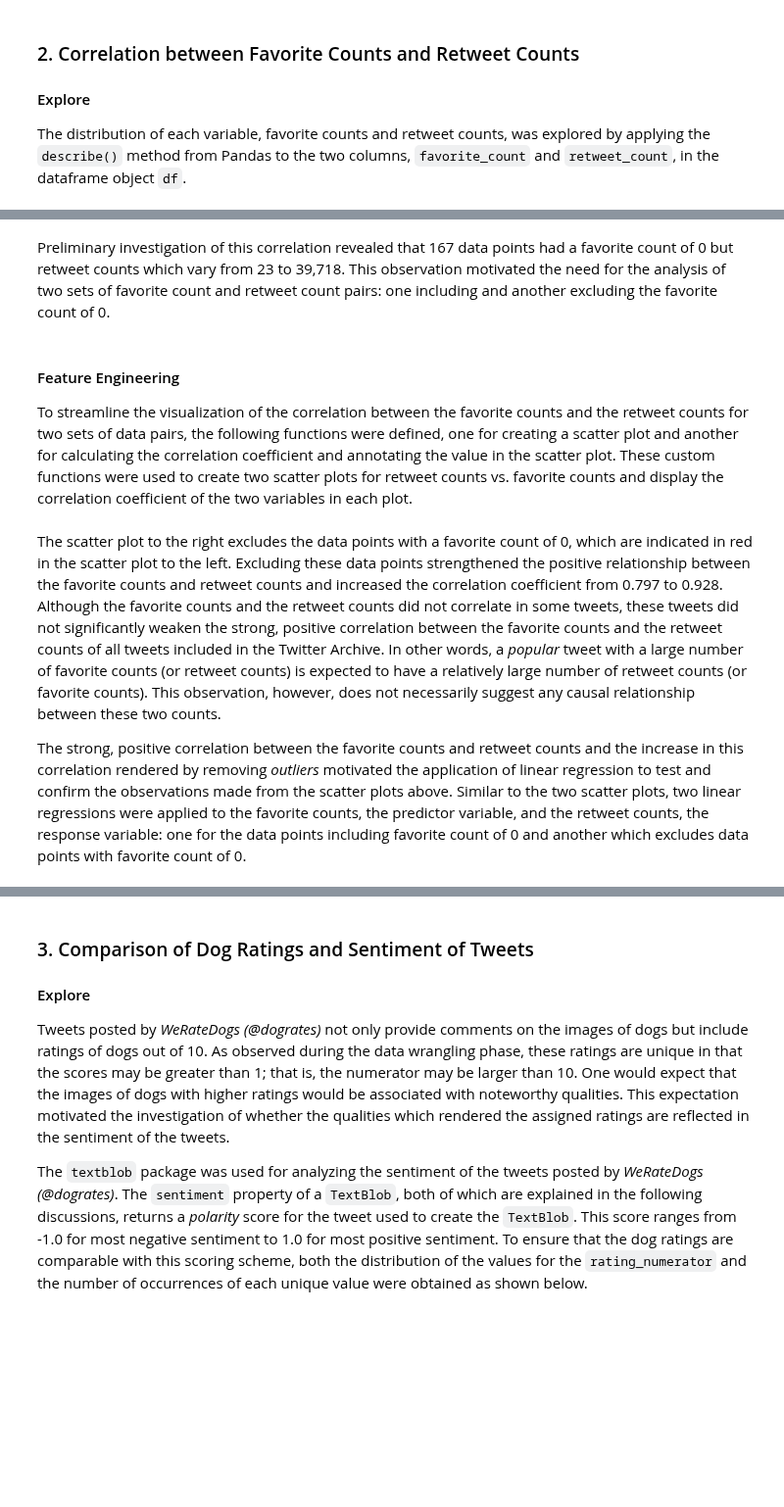
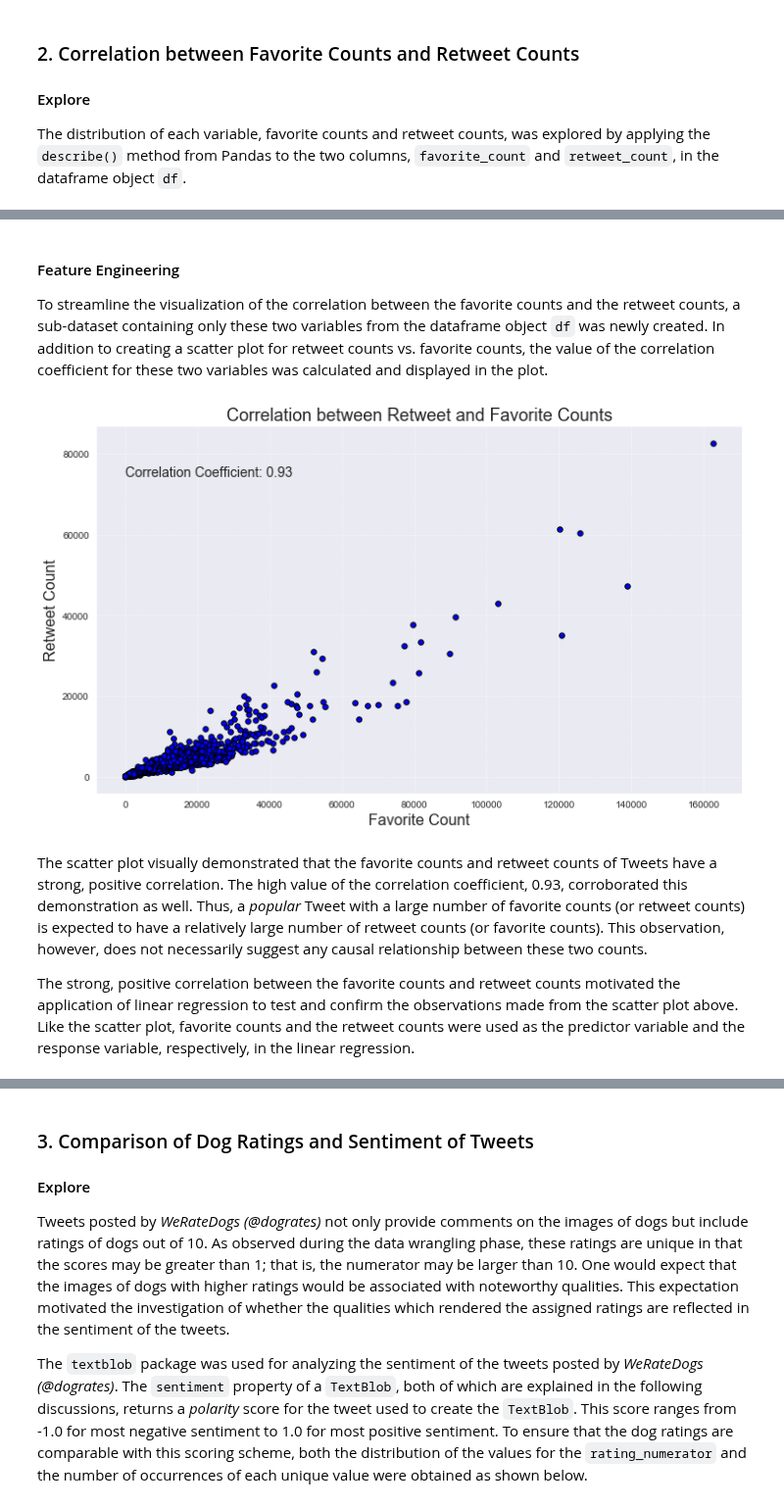
Before and after one commit to jmlcode/p3-analyze-tweet-data, a Jupyter notebook: analyze_tweet_2_eda.ipynb, the cells around one changed output, grey strips where cells are left out. Shown at 98% size. Drawn from its saved outputs; the diff is of its cells as text; code cells hidden in the pictures; blank space fills up the shorter version.

```diff
--- a/analyze_tweet_2_eda.ipynb
+++ b/analyze_tweet_2_eda.ipynb
@@ -376,5 +390,3 @@ df_master.query('favorite_count == 0').retweet_count.describe()
-# %% [markdown]
-Preliminary investigation of this correlation revealed that 167 data points had a favorite count of 0 but retweet counts which vary from 23 to 39,718. This observation motivated the need for the analysis of two sets of favorite count and retweet count pairs: one including and another excluding the favorite count of 0.
 # %% [markdown]
 #### Feature Engineering
-To streamline the visualization of the correlation between the favorite counts and the retweet counts for two sets of data pairs, the following functions were defined, one for creating a scatter plot and another for calculating the correlation coefficient and annotating the value in the scatter plot. These custom functions were used to create two scatter plots for retweet counts vs. favorite counts and display the correlation coefficient of the two variables in each plot.
+To streamline the visualization of the correlation between the favorite counts and the retweet counts, a sub-dataset containing only these two variables from the dataframe object `df` was newly created. In addition to creating a scatter plot for retweet counts vs. favorite counts, the value of the correlation coefficient for these two variables was calculated and displayed in the plot.
@@ -446,5 +393,27 @@ for col in np.arange(cols):
+# %%
+# sub-dataset for only the two columns favorite_count and retweet_count
+df_2 = df[['favorite_count', 'retweet_count']]
+df_2.reset_index(drop = True, inplace = True)
+
+# configure plot with size, title, and labels for both axes
+plt.figure(figsize = (12, 7))
+plt.title('Correlation between Retweet and Favorite Counts', fontsize = 18)
+plt.xlabel('Favorite Count', fontsize = 16)
+plt.ylabel('Retweet Count', fontsize = 16)
+
+# scatter plot of retweet count vs. favorite count
+plt.scatter(x = df_2.favorite_count, y = df_2.retweet_count
+            , s = 30, c = 'b', marker = 'o', edgecolors = 'black')
+
+# compute and display correlation coefficient
+corr = np.corrcoef(x = df_2.favorite_count, y = df_2.retweet_count)[0, 1]
+plt.text(x = df_2.favorite_count.min(), y = df_2.retweet_count.max() * 0.9
+         , s = 'Correlation Coefficient: {}'.format(round(corr, 3))
+         , fontsize = 14);
+# %% [output]
+[figure, added]
 # %% [markdown]
-The scatter plot to the right excludes the data points with a favorite count of 0, which are indicated in red in the scatter plot to the left. Excluding these data points strengthened the positive relationship between the favorite counts and retweet counts and increased the correlation coefficient from 0.797 to 0.928. Although the favorite counts and the retweet counts did not correlate in some tweets, these tweets did not significantly weaken the strong, positive correlation between the favorite counts and the retweet counts of all tweets included in the Twitter Archive. In other words, a _popular_ tweet with a large number of favorite counts (or retweet counts) is expected to have a relatively large number of retweet counts (or favorite counts). This observation, however, does not necessarily suggest any causal relationship between these two counts.
+The scatter plot visually demonstrated that the favorite counts and retweet counts of Tweets have a strong, positive correlation. The high value of the correlation coefficient, 0.93, corroborated this demonstration as well. Thus, a _popular_ Tweet with a large number of favorite counts (or retweet counts) is expected to have a relatively large number of retweet counts (or favorite counts). This observation, however, does not necessarily suggest any causal relationship between these two counts.
 
-The strong, positive correlation between the favorite counts and retweet counts and the increase in this correlation rendered by removing _outliers_ motivated the application of linear regression to test and confirm the observations made from the scatter plots above. Similar to the two scatter plots, two linear regressions were applied to the favorite counts, the predictor variable, and the retweet counts, the response variable: one for the data points including favorite count of 0 and another which excludes data points with favorite count of 0.
+The strong, positive correlation between the favorite counts and retweet counts motivated the application of linear regression to test and confirm the observations made from the scatter plot above. Like the scatter plot, favorite counts and the retweet counts were used as the predictor variable and the response variable, respectively, in the linear regression.
 # %%
```
Also changed, not shown: parts of 12 cells of this notebook.
